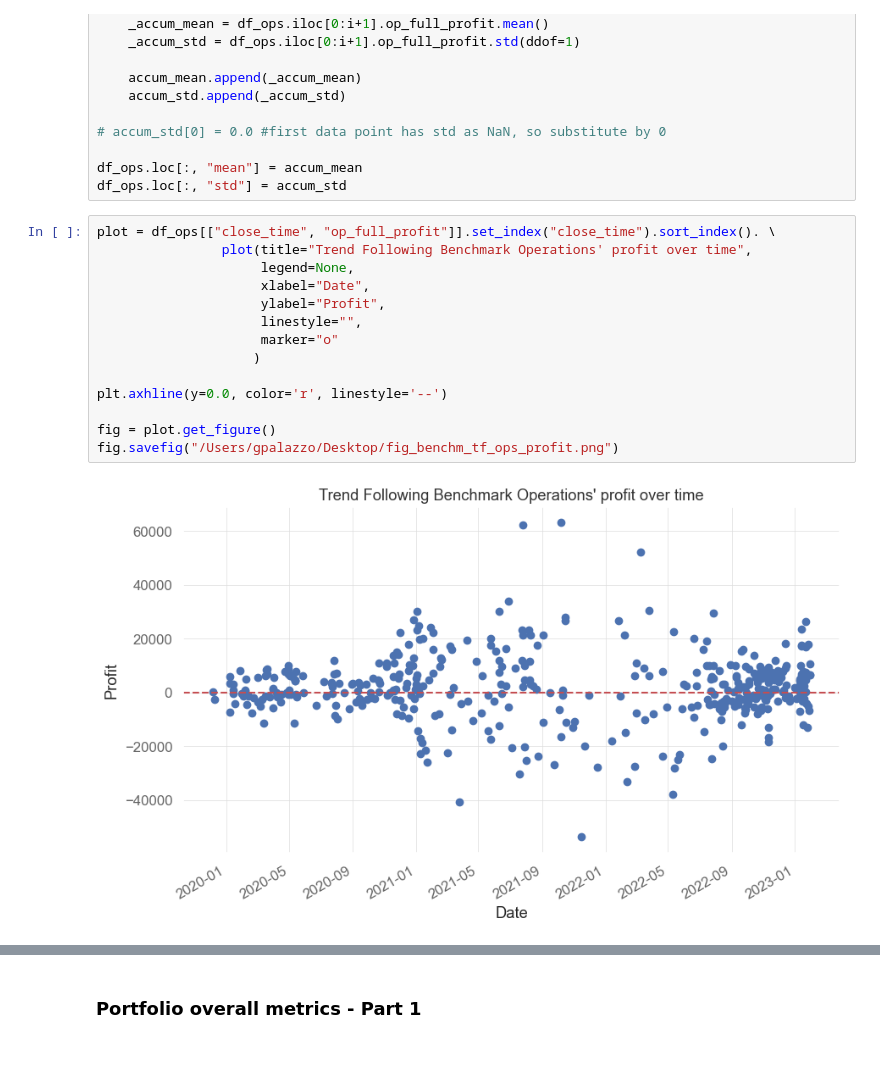
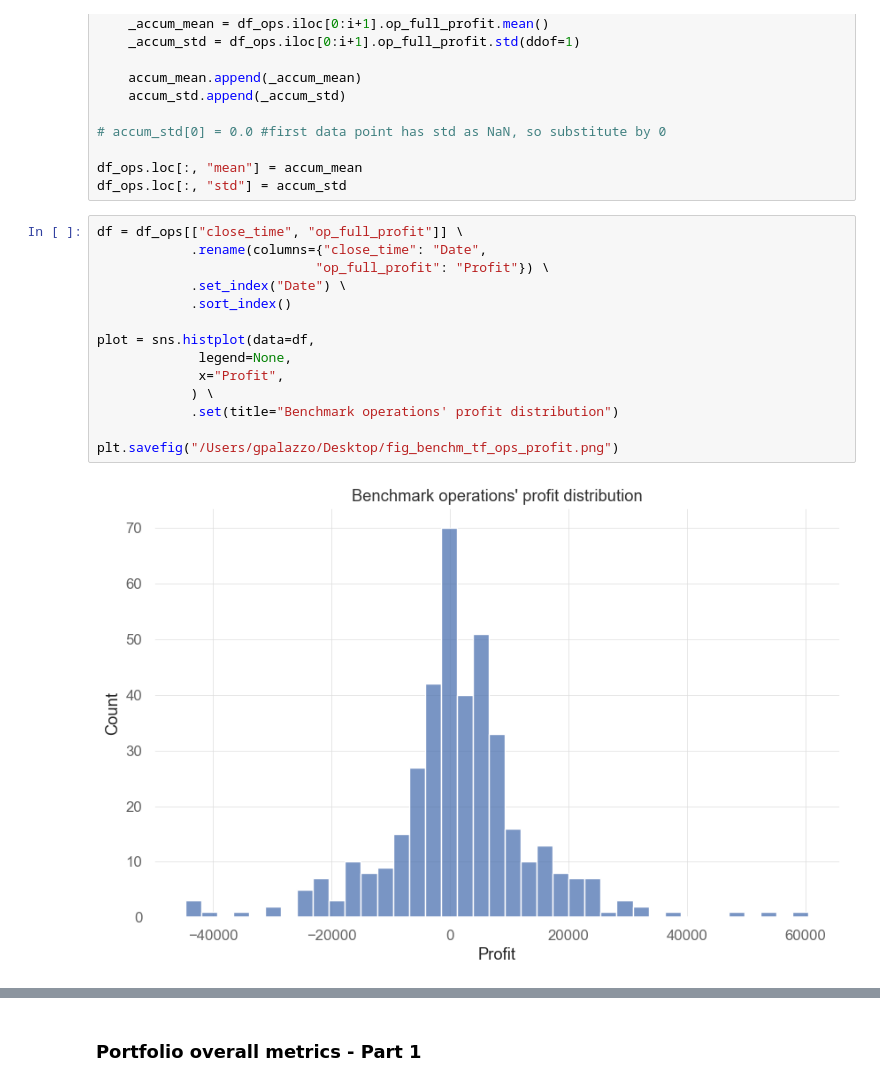
Before and after one commit to gpalazzo/crypto_msc_thesis, a Jupyter notebook: notebooks/results/benchmark_performance.ipynb, the cells around one changed output, grey strips where cells are left out. Saved outputs shown, nothing was run; the diff lists cells and outputs as text; blank space fills up the shorter version.

```diff
--- a/notebooks/results/benchmark_performance.ipynb
+++ b/notebooks/results/benchmark_performance.ipynb
@@ -77,21 +78,21 @@ for i in range(len(df_ops.index)):
 df_ops.loc[:, "mean"] = accum_mean
 df_ops.loc[:, "std"] = accum_std
 # %%
-plot = df_ops[["close_time", "op_full_profit"]].set_index("close_time").sort_index(). \
-                plot(title="Trend Following Benchmark Operations' profit over time",
-                     legend=None,
-                     xlabel="Date",
-                     ylabel="Profit",
-                     linestyle="",
-                     marker="o"
-                    )
+df = df_ops[["close_time", "op_full_profit"]] \
+            .rename(columns={"close_time": "Date",
+                            "op_full_profit": "Profit"}) \
+            .set_index("Date") \
+            .sort_index()
 
-plt.axhline(y=0.0, color='r', linestyle='--')
+plot = sns.histplot(data=df,
+             legend=None,
+             x="Profit",
+            ) \
+            .set(title="Benchmark operations' profit distribution")
 
-fig = plot.get_figure()
-fig.savefig("/Users/gpalazzo/Desktop/fig_benchm_tf_ops_profit.png")
+plt.savefig("/Users/gpalazzo/Desktop/fig_benchm_tf_ops_profit.png")
 # %% [output]
-[figure, old version]
+[figure, new version]
 # %%
 df_ops[["close_time", "std"]].set_index("close_time").sort_index(). \
                 plot(title="Operations' Profit std over time",
```
Also changed, not shown: parts of 11 cells of this notebook, 7 other files.
